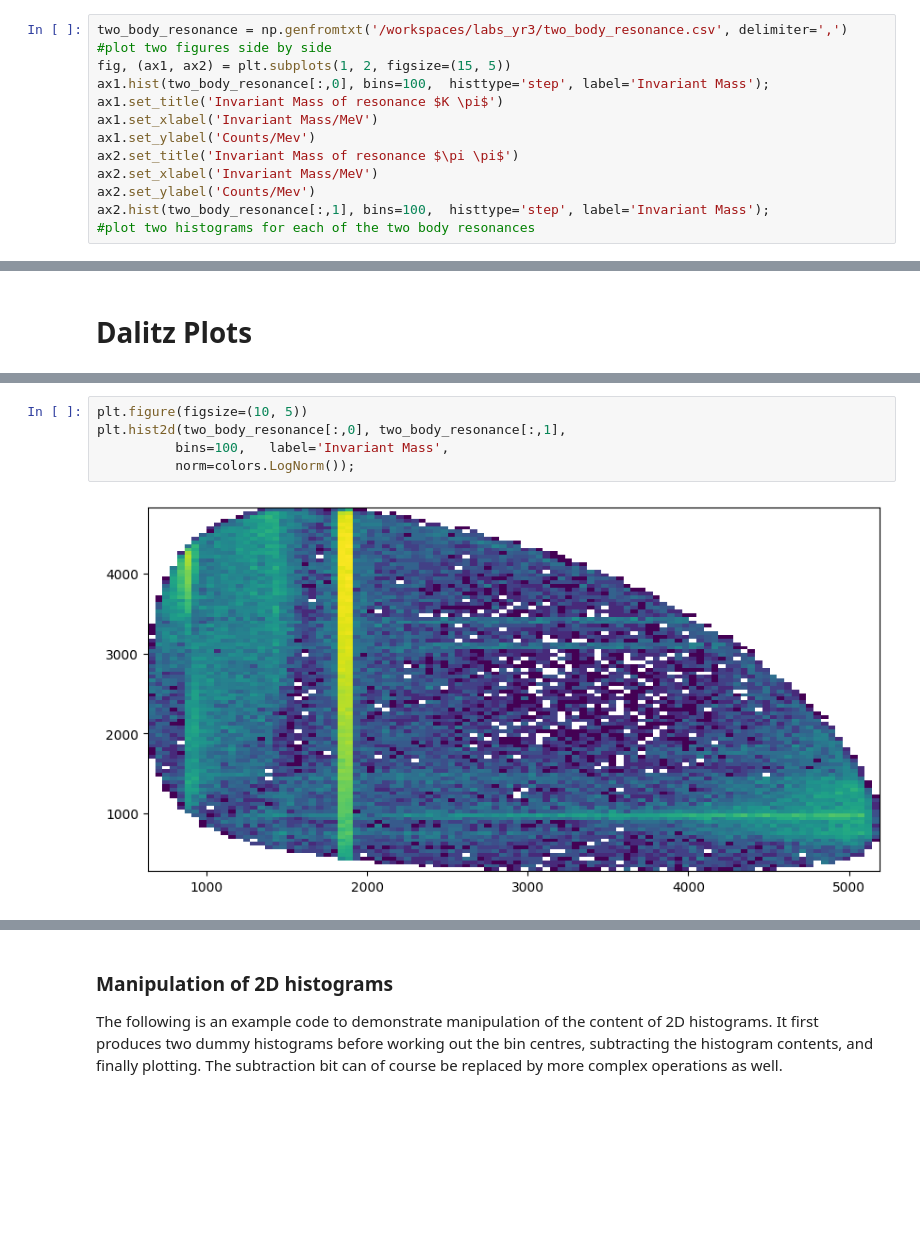
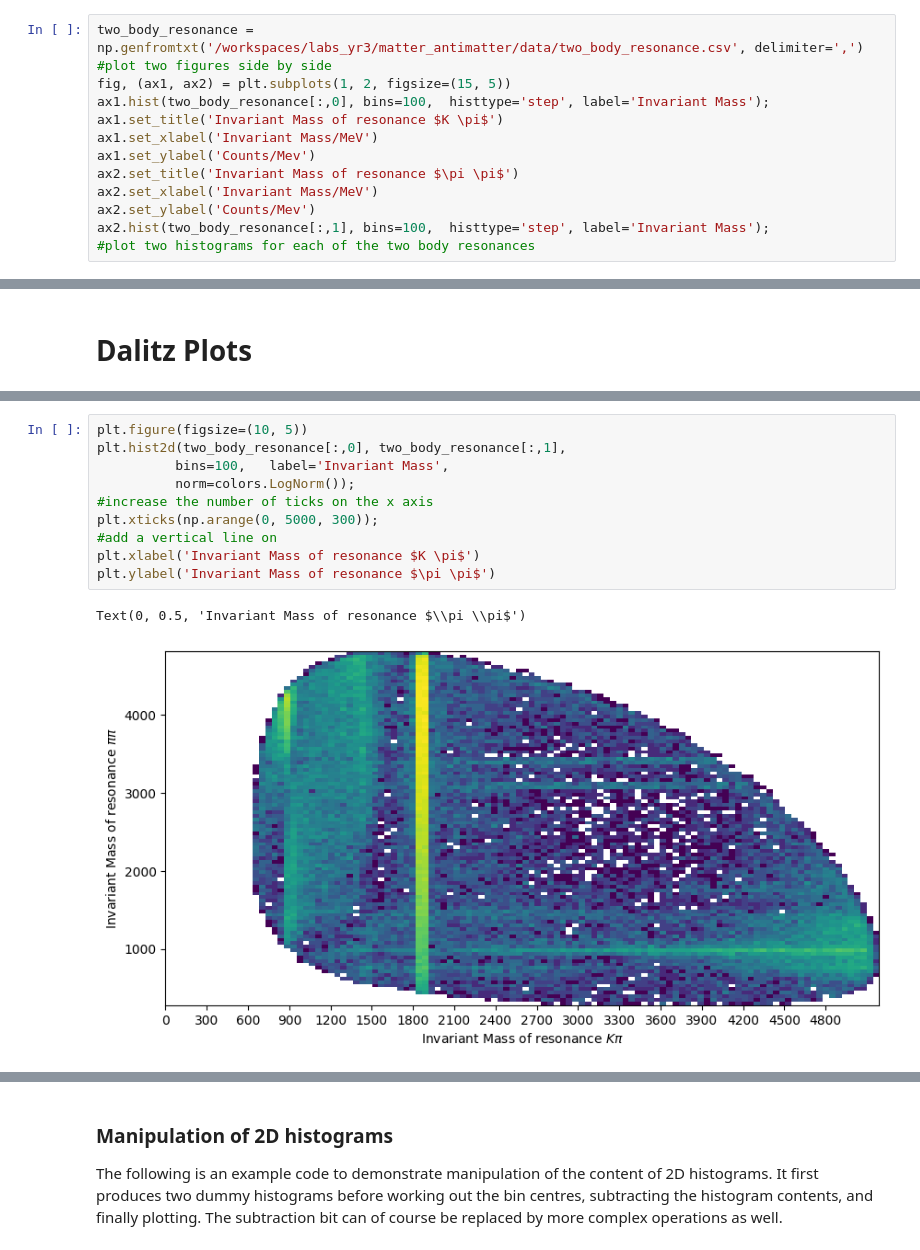
Before and after one commit to aavashsubedi/labs_yr3, a Jupyter notebook: matter_antimatter/aavash.ipynb, the cells around one changed output, grey strips where cells are left out. Drawn from its saved outputs; the diff is of its cells as text; blank space fills up the shorter version.

```diff
--- a/matter_antimatter/aavash.ipynb
+++ b/matter_antimatter/aavash.ipynb
@@ -841,7 +1114,7 @@ ValueError: too many values to unpack (expected 9)
 # %% [markdown]
 # 2 Body Resonance Removal
 # %%
-two_body_resonance = np.genfromtxt('/workspaces/labs_yr3/two_body_resonance.csv', delimiter=',')
+two_body_resonance = np.genfromtxt('/workspaces/labs_yr3/matter_antimatter/data/two_body_resonance.csv', delimiter=',')
 #plot two figures side by side
 fig, (ax1, ax2) = plt.subplots(1, 2, figsize=(15, 5))
 ax1.hist(two_body_resonance[:,0], bins=100,  histtype='step', label='Invariant Mass');
@@ -969,7 +1247,13 @@ plt.ylim(0, 300)
 # %%
 plt.figure(figsize=(10, 5))
 plt.hist2d(two_body_resonance[:,0], two_body_resonance[:,1],
           bins=100,   label='Invariant Mass',
           norm=colors.LogNorm());
+#increase the number of ticks on the x axis
+plt.xticks(np.arange(0, 5000, 300));
+#add a vertical line on
+plt.xlabel('Invariant Mass of resonance $K \pi$')
+plt.ylabel('Invariant Mass of resonance $\pi \pi$')
 # %% [output]
+Text(0, 0.5, 'Invariant Mass of resonance $\\pi \\pi$')
-[figure, old version]
+[figure, new version]
```
Also changed, not shown: parts of 53 cells of this notebook, 11 other files.
